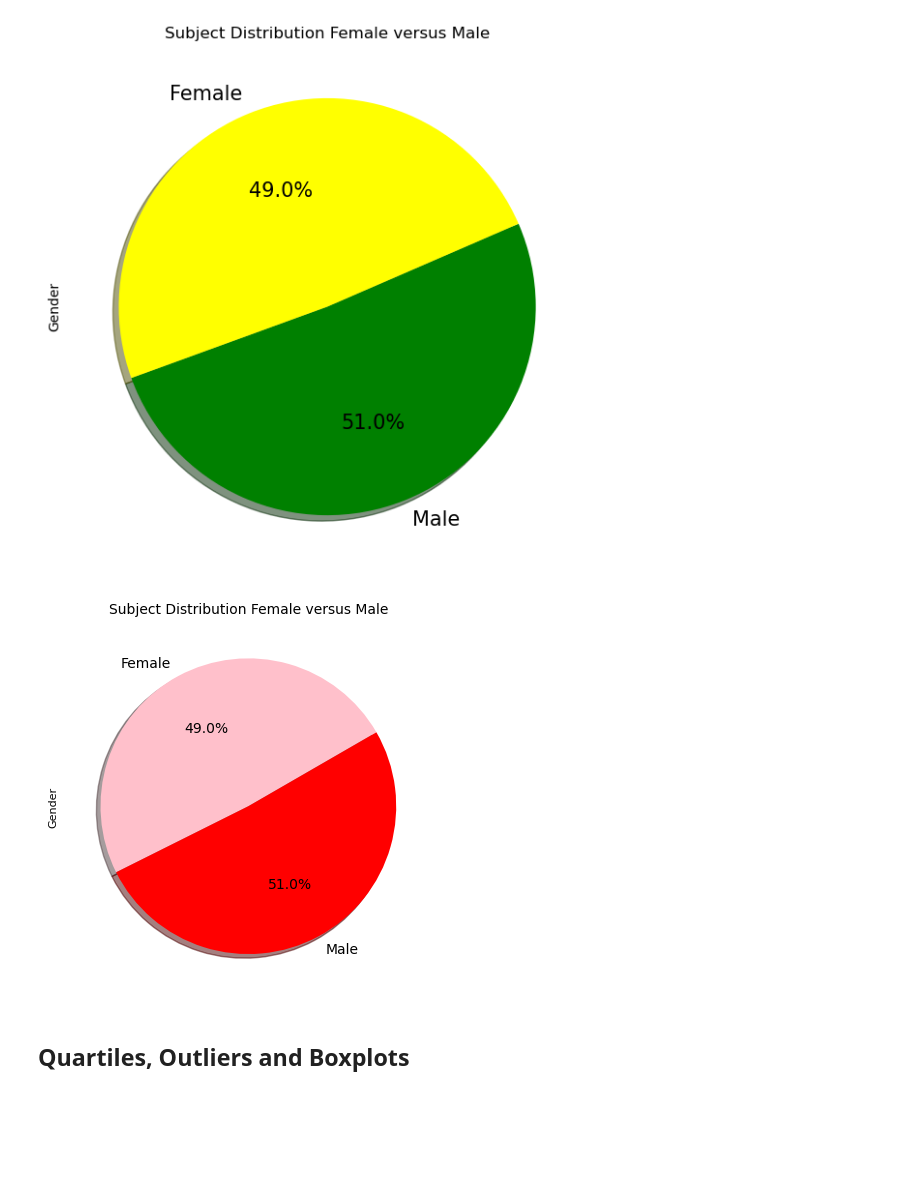
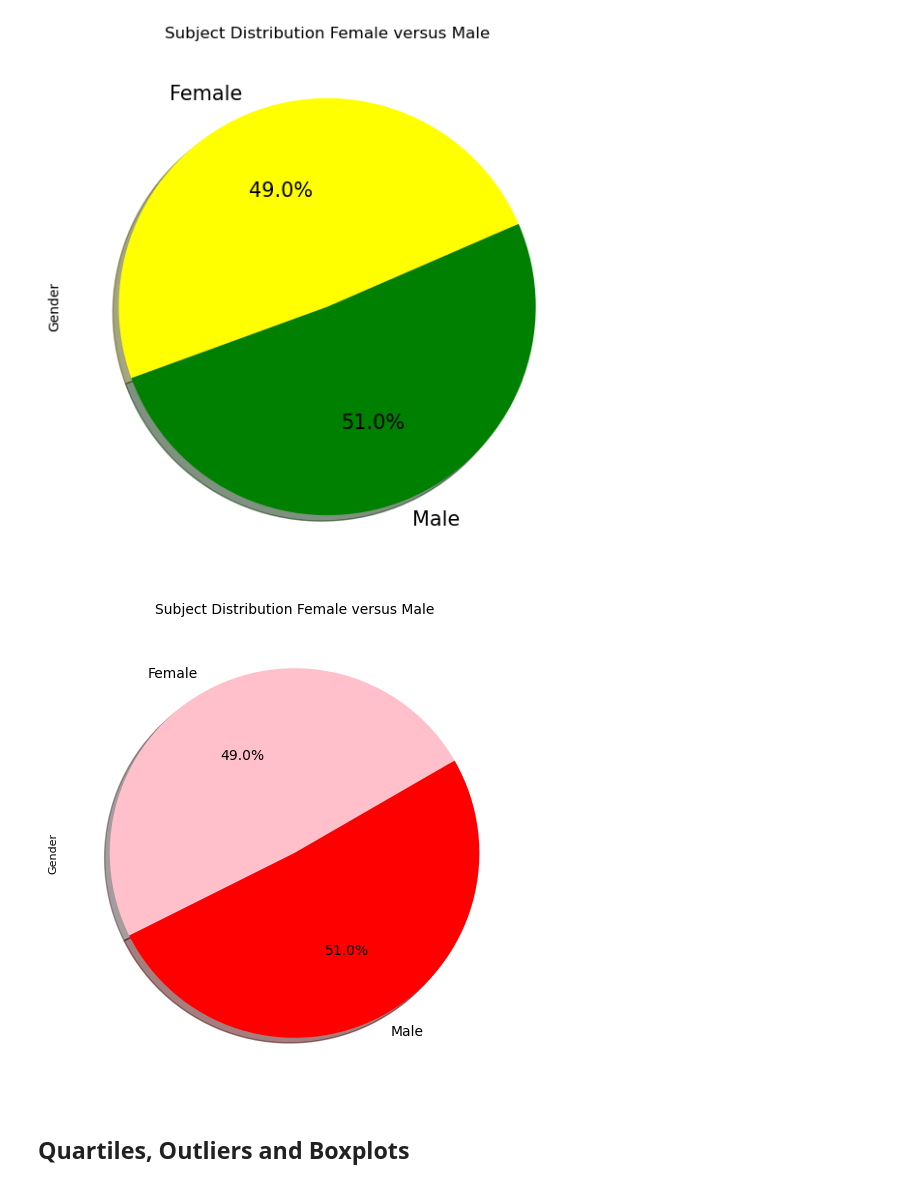
Before and after one commit to YargKlnc/Data-Visualization, a Jupyter notebook: pymaceuticals_by_YK.ipynb, the cells around one changed output. Saved outputs shown, nothing was run; the diff lists cells and outputs as text; code cells hidden in the pictures; blank space fills up the shorter version.

```diff
--- a/pymaceuticals_by_YK.ipynb
+++ b/pymaceuticals_by_YK.ipynb
@@ -355,21 +349,19 @@ plt.show()
 # %%
 # Generate a pie plot showing the distribution of female versus male mice using pyplot
 
-#is this correct, can we talk on pandas and pyplot difference when doing pies????????????
-#how can I have a larger pie????????????????
 count = [clean_combined_data_gender["Female"], clean_combined_data_gender["Male"]]
 pies  = ["Female", "Male"]
 colors = ["pink", "red"]
-
+plt.figure(figsize=(6,6))
 pie_pyplot = plt.pie(count, labels=pies, colors=colors, autopct="%1.1f%%", shadow=True, startangle=30)
 plt.title("Subject Distribution Female versus Male", fontsize=10)
 plt.ylabel("Gender", fontsize=8)
 
 #saving to Output folder as jpg
 plt.savefig("Output/subject_distribution_gender_pie_pyplot.jpg")
 plt.show()
 # %% [output]
-[figure, old version]
+[figure, new version]
 # %% [markdown]
 ## Quartiles, Outliers and Boxplots
 # %%
```
Also changed, not shown: parts of 13 cells of this notebook, 1 other file.
